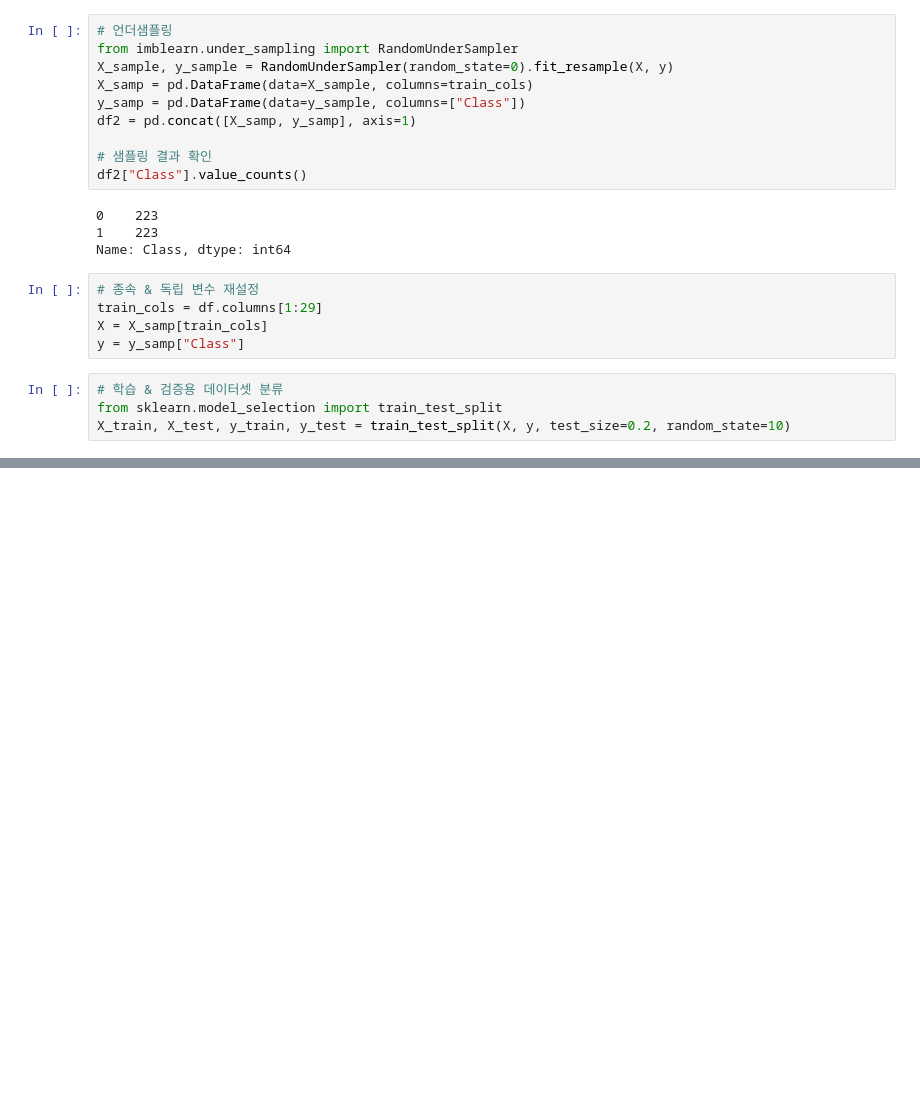
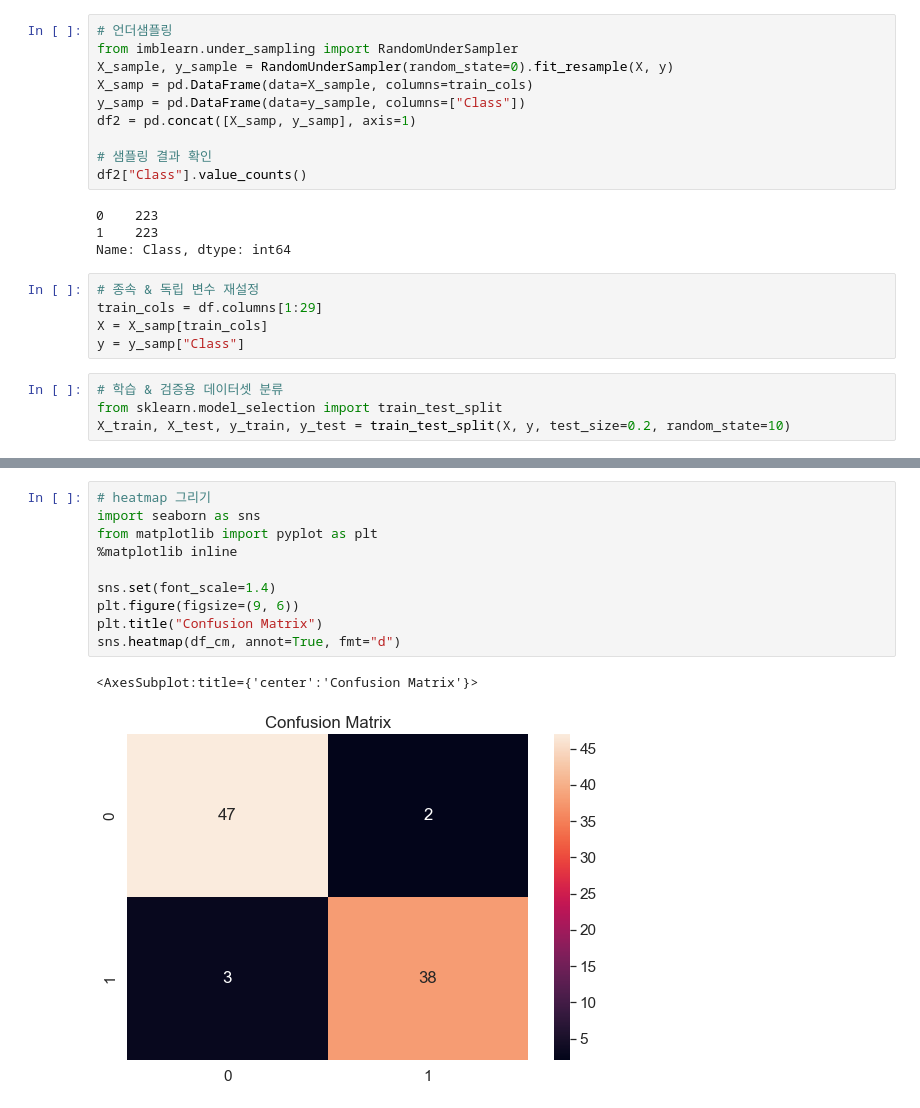
Before and after one commit to rileyko/PythonStudy, a Jupyter notebook: Classification/KNN.ipynb, the cells around one changed output, grey strips where cells are left out. Saved outputs shown, nothing was run; the diff lists cells and outputs as text; blank space fills up the shorter version.

```diff
--- a/Classification/KNN.ipynb
+++ b/Classification/KNN.ipynb
@@ -137,0 +190,13 @@ for n in neighbors:
+# %%
+# heatmap 그리기
+import seaborn as sns
+from matplotlib import pyplot as plt
+%matplotlib inline
+
+sns.set(font_scale=1.4)
+plt.figure(figsize=(9, 6))
+plt.title("Confusion Matrix")
+sns.heatmap(df_cm, annot=True, fmt="d")
+# %% [output]
+<AxesSubplot:title={'center':'Confusion Matrix'}>
+[figure, added]
```
Also changed, not shown: parts of 5 cells of this notebook.
